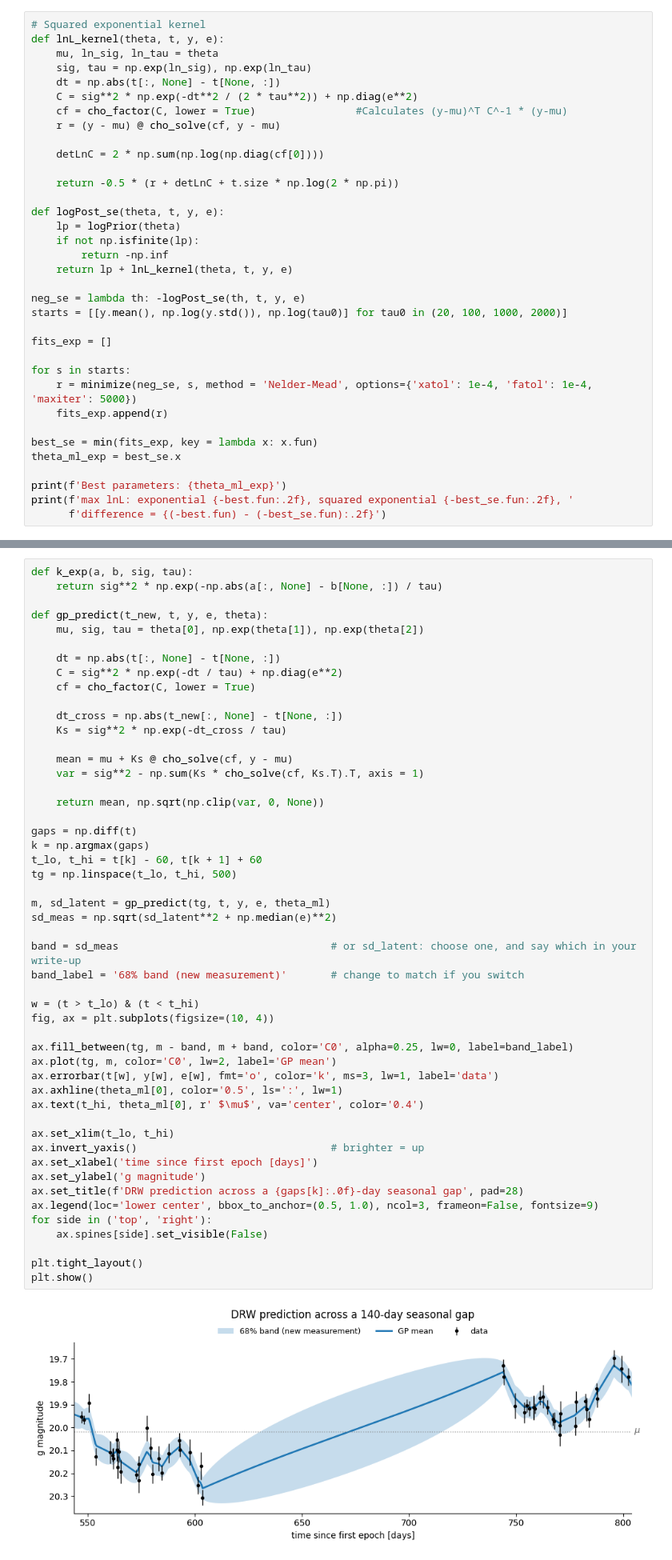
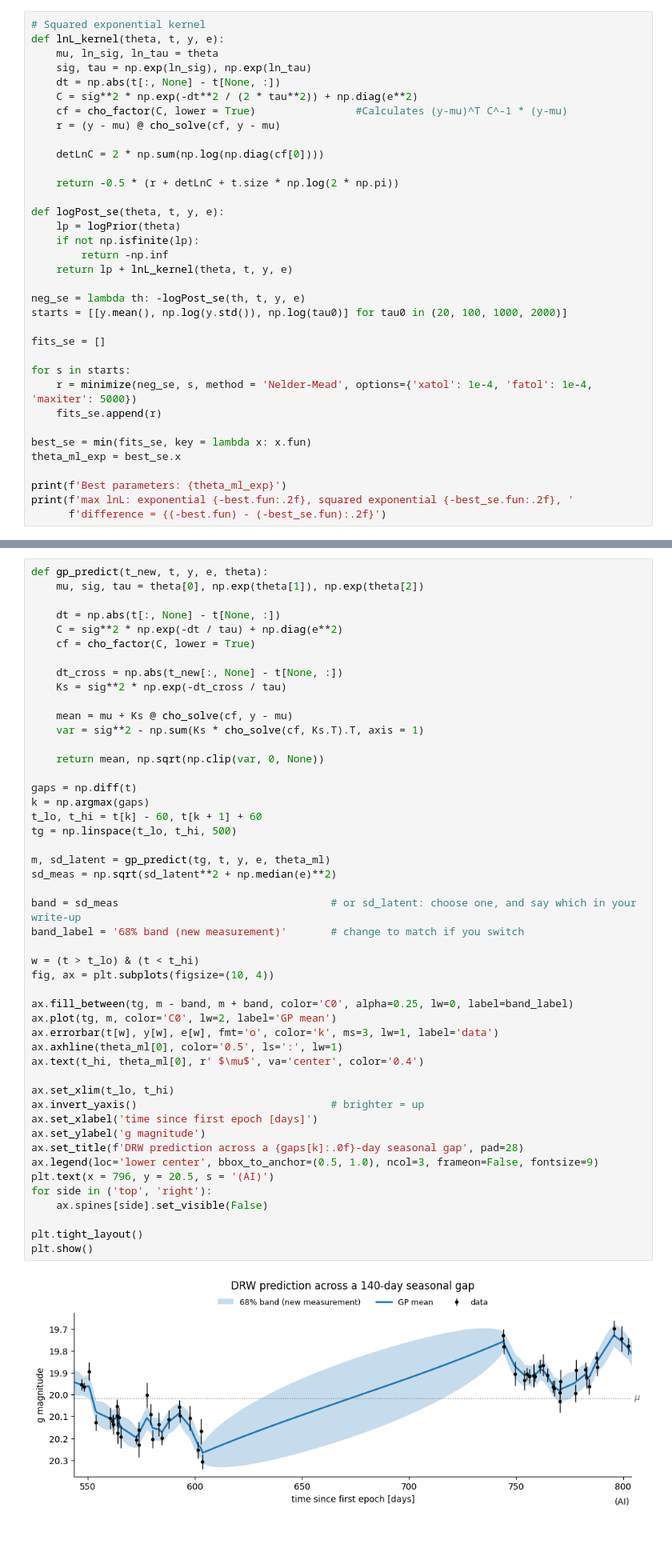
Before and after one commit to andrewtsteves/ast457_2026_Fall, a Jupyter notebook: submissions/asteves2/lab07.ipynb, the cells around one changed output, grey strips where cells are left out. Shown at 80% size. Drawn from its saved outputs; the diff is of its cells as text; blank space fills up the shorter version.

```diff
--- a/submissions/asteves2/lab07.ipynb
+++ b/submissions/asteves2/lab07.ipynb
@@ -206,13 +211,13 @@ def logPost_se(theta, t, y, e):
 neg_se = lambda th: -logPost_se(th, t, y, e)
 starts = [[y.mean(), np.log(y.std()), np.log(tau0)] for tau0 in (20, 100, 1000, 2000)]
 
-fits_exp = []
+fits_se = []
 
 for s in starts:
     r = minimize(neg_se, s, method = 'Nelder-Mead', options={'xatol': 1e-4, 'fatol': 1e-4, 'maxiter': 5000})
-    fits_exp.append(r)
+    fits_se.append(r)
 
-best_se = min(fits_exp, key = lambda x: x.fun)
+best_se = min(fits_se, key = lambda x: x.fun)
 theta_ml_exp = best_se.x
 
 print(f'Best parameters: {theta_ml_exp}')
@@ -245,7 +250,4 @@ tau [d]: 304.708  +1201.825 / -191.970
 # %%
-def k_exp(a, b, sig, tau):
-    return sig**2 * np.exp(-np.abs(a[:, None] - b[None, :]) / tau)
-
 def gp_predict(t_new, t, y, e, theta):
     mu, sig, tau = theta[0], np.exp(theta[1]), np.exp(theta[2])
 
@@ -266,34 +268,35 @@ k = np.argmax(gaps)
 t_lo, t_hi = t[k] - 60, t[k + 1] + 60
 tg = np.linspace(t_lo, t_hi, 500)
 
 m, sd_latent = gp_predict(tg, t, y, e, theta_ml)
 sd_meas = np.sqrt(sd_latent**2 + np.median(e)**2)
 
 band = sd_meas                                  # or sd_latent: choose one, and say which in your write-up
 band_label = '68% band (new measurement)'       # change to match if you switch
 
 w = (t > t_lo) & (t < t_hi)
 fig, ax = plt.subplots(figsize=(10, 4))
 
 ax.fill_between(tg, m - band, m + band, color='C0', alpha=0.25, lw=0, label=band_label)
 ax.plot(tg, m, color='C0', lw=2, label='GP mean')
 ax.errorbar(t[w], y[w], e[w], fmt='o', color='k', ms=3, lw=1, label='data')
 ax.axhline(theta_ml[0], color='0.5', ls=':', lw=1)
 ax.text(t_hi, theta_ml[0], r' $\mu$', va='center', color='0.4')
 
 ax.set_xlim(t_lo, t_hi)
 ax.invert_yaxis()                               # brighter = up
 ax.set_xlabel('time since first epoch [days]')
 ax.set_ylabel('g magnitude')
 ax.set_title(f'DRW prediction across a {gaps[k]:.0f}-day seasonal gap', pad=28)
 ax.legend(loc='lower center', bbox_to_anchor=(0.5, 1.0), ncol=3, frameon=False, fontsize=9)
+plt.text(x = 796, y = 20.5, s = '(AI)')
 for side in ('top', 'right'):
     ax.spines[side].set_visible(False)
 
 plt.tight_layout()
 plt.show()
 # %% [output]
-[figure, old version]
+[figure, new version]
 # %%
 #Held out blocks for both kernels
 
```
Also changed, not shown: parts of 14 cells of this notebook.
